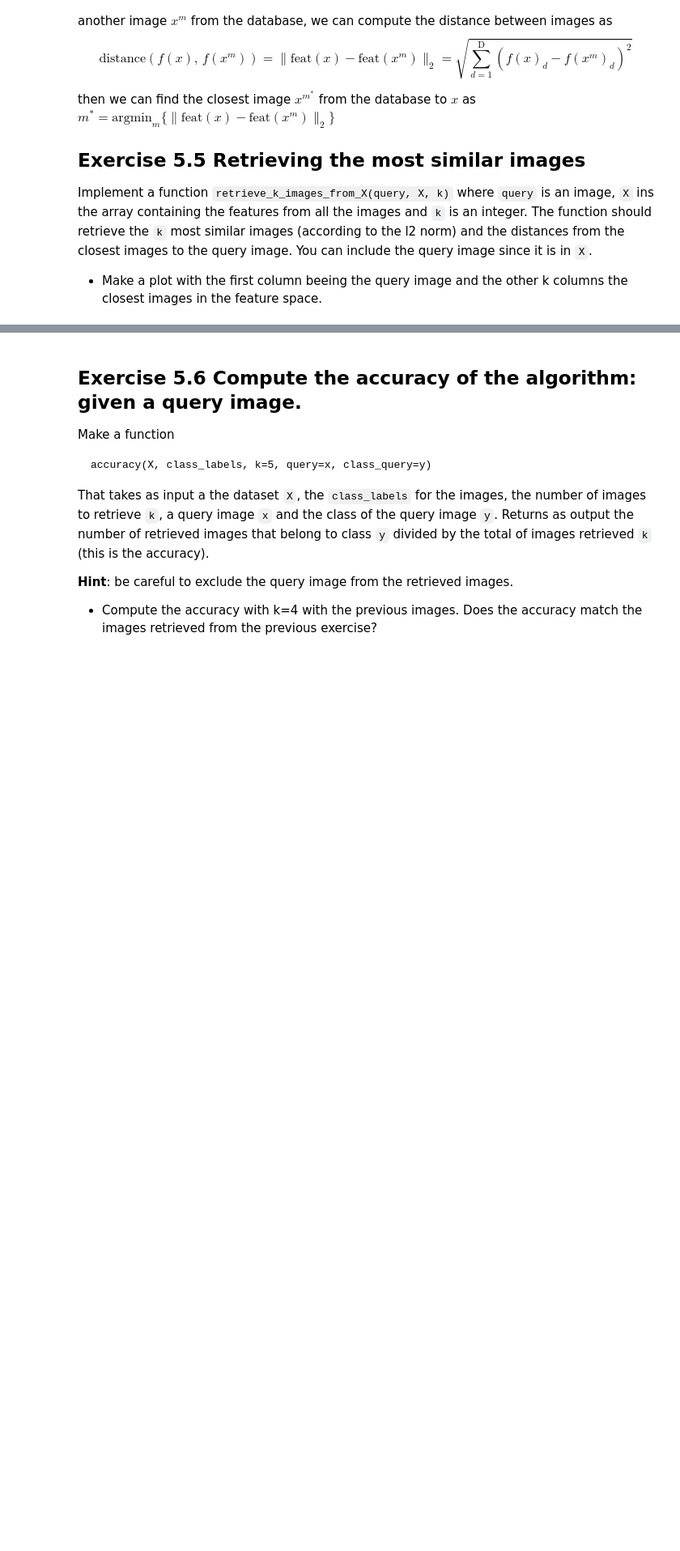
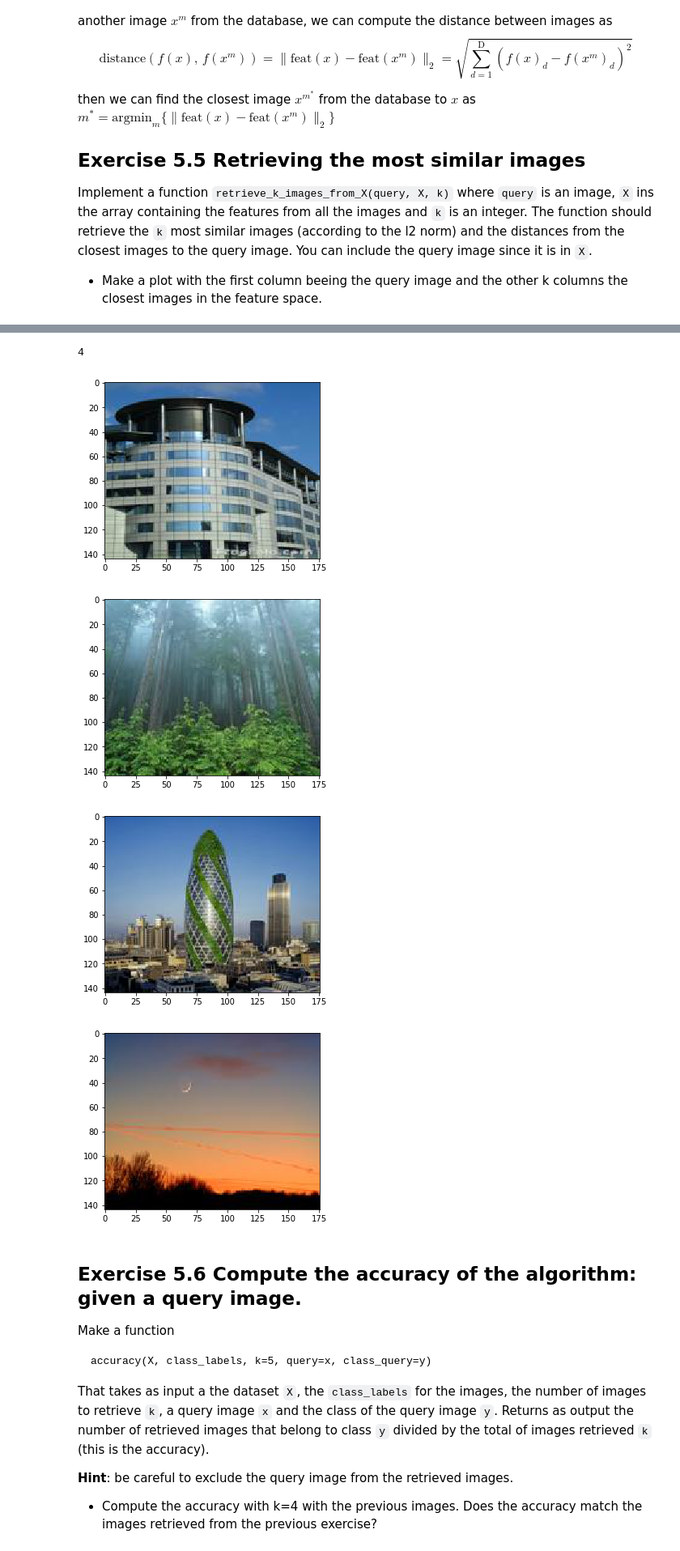
Before and after one commit to jmcano94/Visio-Artificial, a Jupyter notebook: P5/p5.ipynb, the cells around one changed output, grey strips where cells are left out. Shown at 81% size. Drawn from its saved outputs; the diff is of its cells as text; code cells hidden in the pictures; blank space fills up the shorter version.

```diff
--- a/P5/p5.ipynb
+++ b/P5/p5.ipynb
@@ -224,11 +264,36 @@ ax[2].imshow(all_images[65])
-# %%
-def retrieve_k_images_from_X(query, X, k):
-    #Complete
-    distances = None
-    closest_to_query = None
-    closest_images =None
-
-    return closest_images, distances
+# %%
+def retrieve_k_images_from_X(query, X, k):
+    #Complete
+
+    dict_to_sort = {}
+    for i in range(len(X)):
+        dist = np.linalg.norm(query-X[i])
+        dict_to_sort[dist] = i
+    sorted_dict = sorted(dict_to_sort)
+    closest_images = []
+    distances = []
+    i = 0
+    while i < k:
+        key = sorted_dict[i]
+        closest_images.append(dict_to_sort[key])
+        distances.append(key)
+        i += 1
+    return closest_images, distances
+# %%
+
+closest_images, distances = retrieve_k_images_from_X(all_feature_vectors[6],all_feature_vectors,4)
+print (len(closest_images))
+# %% [output]
+4
+# %%
+for i in closest_images:
+    plt.imshow(all_images[i], cmap = 'gray')
+    plt.show()
+# %% [output]
+[figure, added]
+[figure, added]
+[figure, added]
+[figure, added]
 # %% [markdown]
 ## Exercise 5.6 Compute the accuracy of the algorithm: given a query image.
 
```
Also changed, not shown: parts of 10 cells of this notebook.
